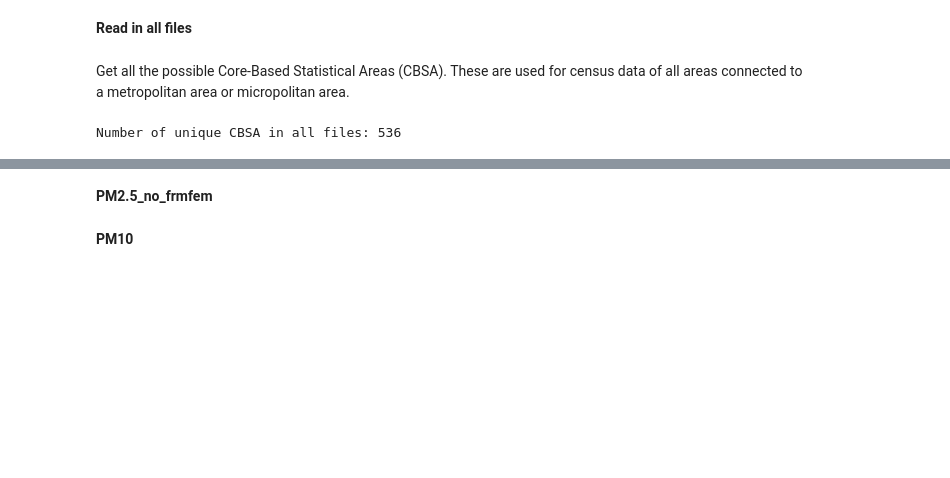
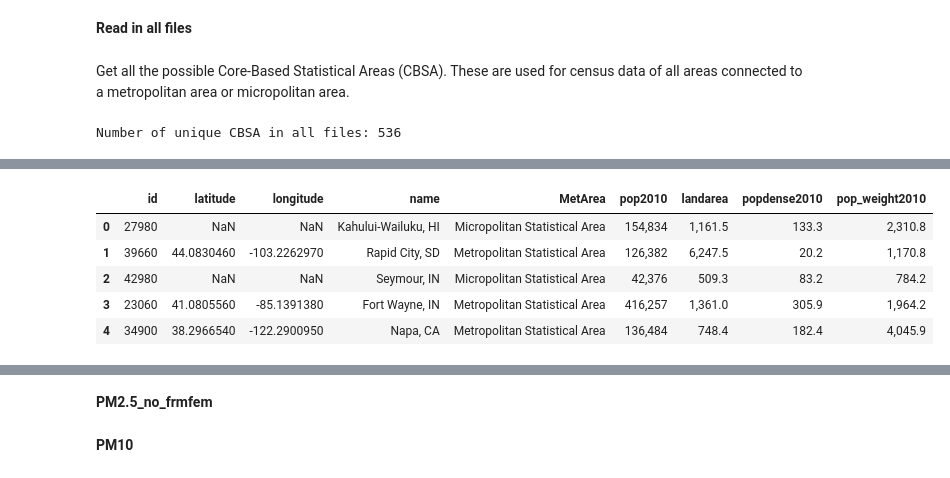
Before and after one commit to mchaffin17/AirPollutionFinalProject, a Jupyter notebook: PollutantData.ipynb, the cells around one changed output, grey strips where cells are left out. Saved outputs shown, nothing was run; the diff lists cells and outputs as text; code cells hidden in the pictures; blank space fills up the shorter version.

```diff
--- a/PollutantData.ipynb
+++ b/PollutantData.ipynb
@@ -137,0 +286,24 @@ test.count()
+# %%
+#DOING SEASONAL AVERAGING FIRST
+fileList = [pm25_frmfem,pm25_nofrmfem,pm10,temp,press,rh,dp,wind,co,no2,ozone,so2]
+fileName = ['PM25_FRMFEM','PM25_NOFRMFEM','PM10','TEMP','PRESS','RH','DP','WIND','CO','NO2','OZONE','SO2']
+count = 0
+for f,n in zip(fileList,fileName):
+    if count == 0:
+        group = f.groupby(['CBSA Name','season'])
+        means = group.mean()
+        means.drop(means.columns[[0,1,2,3,4,7,8,10,11,13]],axis=1,inplace=True)
+        means.reset_index()
+        means.reset_index(inplace=True)
+        means.rename(columns={ 'Arithmetic Mean' : n,'AQI' : 'AQI_'+n},inplace=True)
+    else:
+        group = f.groupby(['CBSA Name','season'])
+        toAdd = group.mean()
+        toAdd = pd.DataFrame(toAdd, columns=['Arithmetic Mean','AQI'])
+        toAdd.reset_index()
+        toAdd.reset_index(inplace=True)
+        toAdd.rename(columns={ 'Arithmetic Mean' : n,'AQI' : 'AQI_'+n},inplace=True)
+        means = pd.merge(means,toAdd.reset_index(),on=['CBSA Name','season'],how='outer').reset_index()
+        means.drop(['level_0','index'],axis=1,inplace=True)
+    count += 1
+means.drop(['month'],axis=1,inplace=True)
@@ -137,0 +382,10 @@ test.count()
+# %%
+SeasonDat.head()
+DemoFrame.head()
+# %% [output]
+|  | id | latitude | longitude | name | MetArea | pop2010 | landarea | popdense2010 | pop_weight2010 |
+| 0 | 27980 | NaN | NaN | Kahului-Wailuku, HI | Micropolitan Statistical Area | 154,834 | 1,161.5 | 133.3 | 2,310.8 |
+| 1 | 39660 | 44.0830460 | -103.2262970 | Rapid City, SD | Metropolitan Statistical Area | 126,382 | 6,247.5 | 20.2 | 1,170.8 |
+| 2 | 42980 | NaN | NaN | Seymour, IN | Micropolitan Statistical Area | 42,376 | 509.3 | 83.2 | 784.2 |
+| 3 | 23060 | 41.0805560 | -85.1391380 | Fort Wayne, IN | Metropolitan Statistical Area | 416,257 | 1,361.0 | 305.9 | 1,964.2 |
+| 4 | 34900 | 38.2966540 | -122.2900950 | Napa, CA | Metropolitan Statistical Area | 136,484 | 748.4 | 182.4 | 4,045.9 |
```
Also changed, not shown: parts of 49 cells of this notebook.
